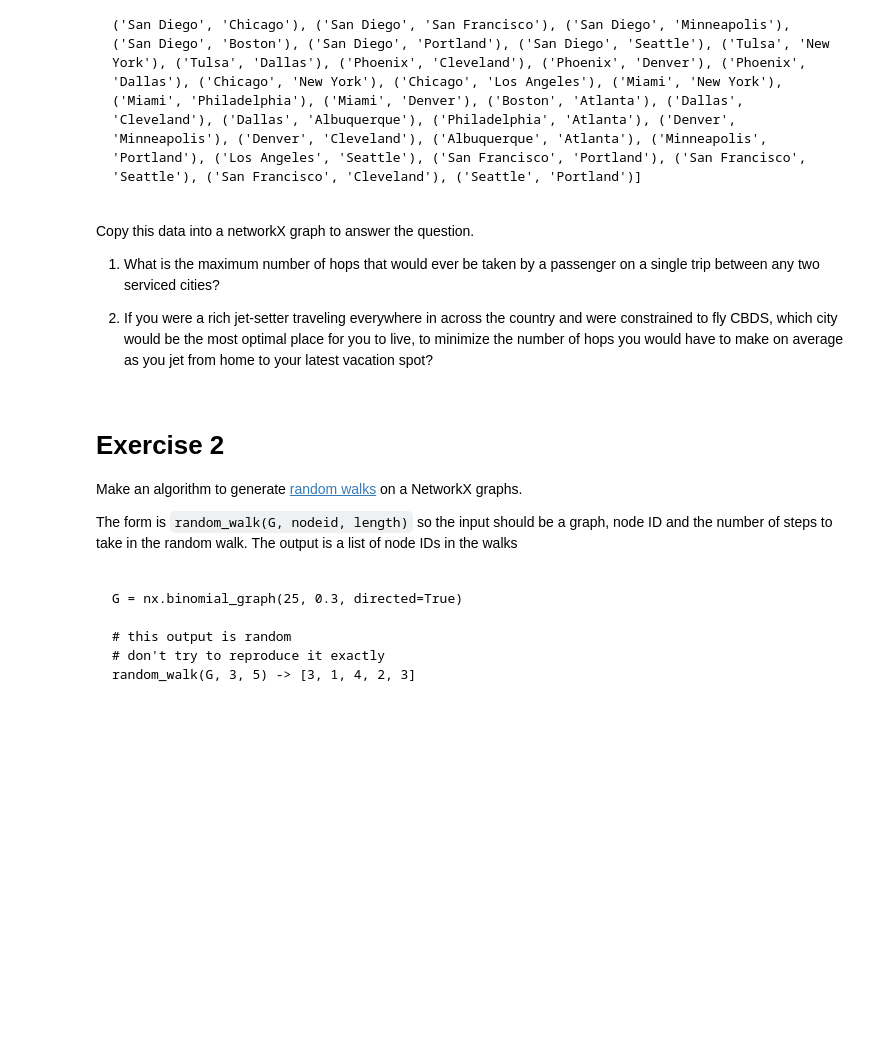
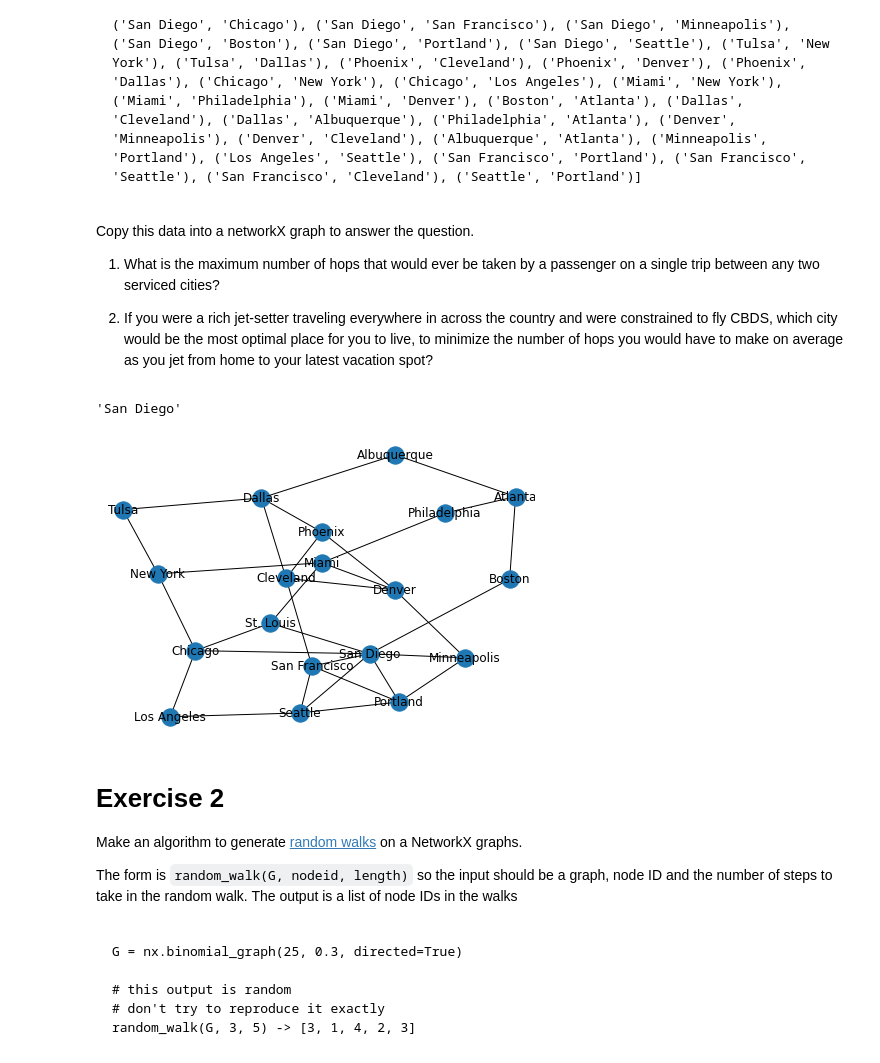
Before and after one commit to cb-ds-1/m1-11-networks, a Jupyter notebook: Workshop Graphs.ipynb, the cells around one changed output. Drawn from its saved outputs; the diff is of its cells as text; code cells hidden in the pictures; blank space fills up the shorter version.

```diff
--- a/Workshop Graphs.ipynb
+++ b/Workshop Graphs.ipynb
@@ -36,6 +91,71 @@ Copy this data into a networkX graph to answer the question.
 1. What is the maximum number of hops that would ever be taken by a passenger on a single trip between any two serviced cities?
 
 2. If you were a rich jet-setter traveling everywhere in across the country and were constrained to fly CBDS, which city would be the most optimal place for you to live, to minimize the number of hops you would have to make on average as you jet from home to your latest vacation spot?
+# %%
+routemap =  [('St. Louis', 'Miami'), ('St. Louis', 'San Diego'), ('St. Louis', 'Chicago'), ('San Diego', 'Chicago'), ('San Diego', 'San Francisco'), ('San Diego', 'Minneapolis'), ('San Diego', 'Boston'), ('San Diego', 'Portland'), ('San Diego', 'Seattle'), ('Tulsa', 'New York'), ('Tulsa', 'Dallas'), ('Phoenix', 'Cleveland'), ('Phoenix', 'Denver'), ('Phoenix', 'Dallas'), ('Chicago', 'New York'), ('Chicago', 'Los Angeles'), ('Miami', 'New York'), ('Miami', 'Philadelphia'), ('Miami', 'Denver'), ('Boston', 'Atlanta'), ('Dallas', 'Cleveland'), ('Dallas', 'Albuquerque'), ('Philadelphia', 'Atlanta'), ('Denver', 'Minneapolis'), ('Denver', 'Cleveland'), ('Albuquerque', 'Atlanta'), ('Minneapolis', 'Portland'), ('Los Angeles', 'Seattle'), ('San Francisco', 'Portland'), ('San Francisco', 'Seattle'), ('San Francisco', 'Cleveland'), ('Seattle', 'Portland')]
+# %%
+#Initiate graph
+Routegraph = nx.Graph()
+
+#Break the tuples down to unique strings
+city_list = []
+
+for i in routemap:
+    for val in i:
+        city_list.append(val)
+city_list = set(city_list)
+
+#Set the nodes and edges
+Routegraph.add_nodes_from(city_list)
+Routegraph.add_edges_from(routemap)
+
+#For fun, lets get a visual
+nx.draw(Routegraph, with_labels=True)
+
+#1.
+##Because I'm lazy, I will return the diameter value using the function in the previous exercise. This is the maximum number of hops.
+
+max_hop = compute_diameter_and_degrees(Routegraph)
+max_hop.get('diameter')
+
+#2.
+##There are a few ways to figure this out. The most honest way is to calculate all the paths from each city to every other city, then calculate the average. The lowest returned average would be the ideal city.
+
+def show_me_that_city(Routegraph):
+
+    temp_avg = len(Routegraph.nodes)
+    temp_city = False
+
+    num = 0
+    denom = 0
+    library = nx.shortest_path(Routegraph)
+
+    #Denver
+    for city in list(Routegraph.nodes):
+        temp_lib = library.get(city)
+
+        #Destinations
+        for i in temp_lib:
+            denom += 1
+
+        #Connecting cities
+            num += len(temp_lib[i])
+
+        #Average
+        aver_ = (num / denom)
+        num = 0
+        denom = 0
+
+        #find the lowest
+        if aver_ < temp_avg:
+            temp_avg = aver_
+            temp_city = city
+    return temp_city
+
+show_me_that_city(Routegraph)
+# %% [output]
+'San Diego'
+[figure, added]
 # %% [markdown]
 # Exercise 2
 
```
Also changed, not shown: parts of 6 cells of this notebook.
